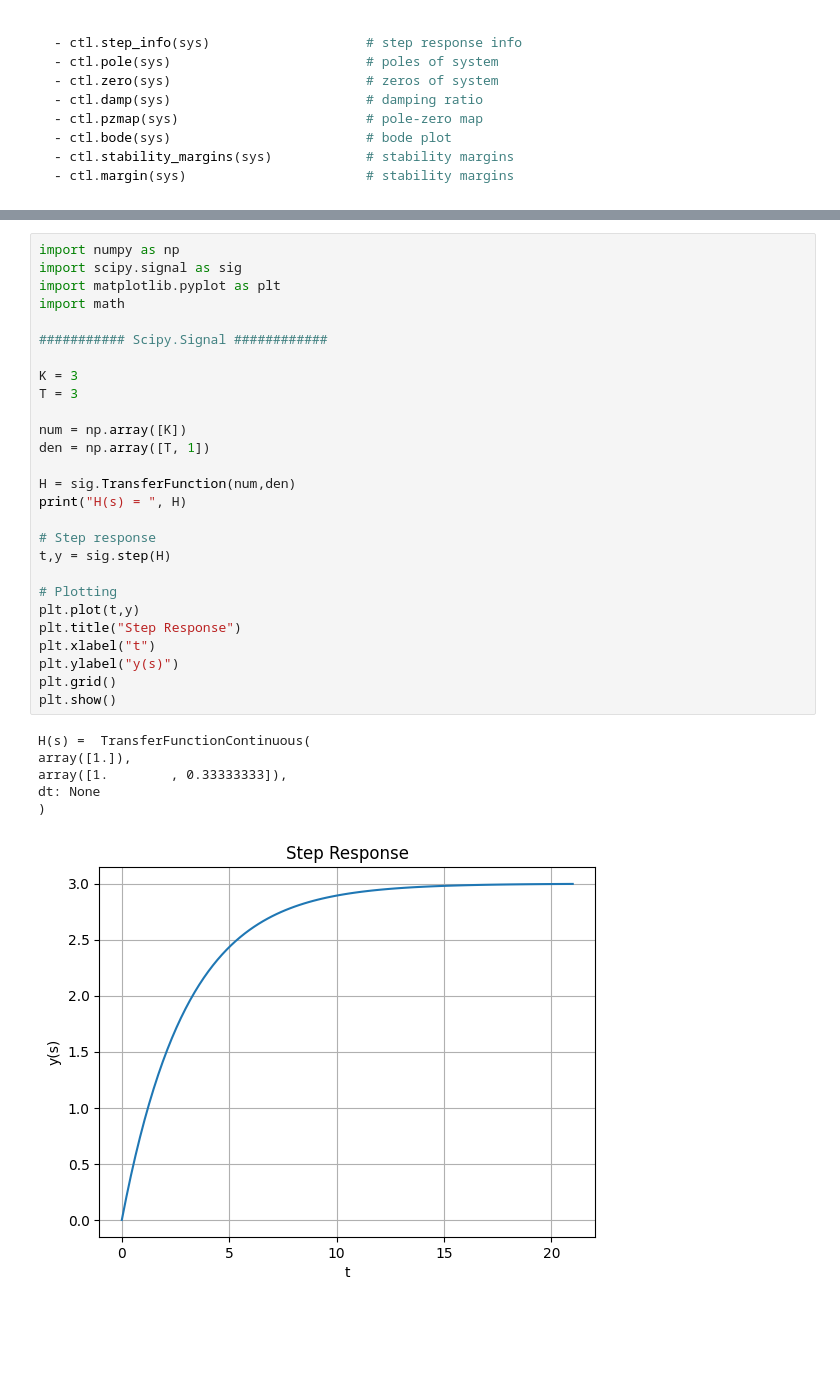
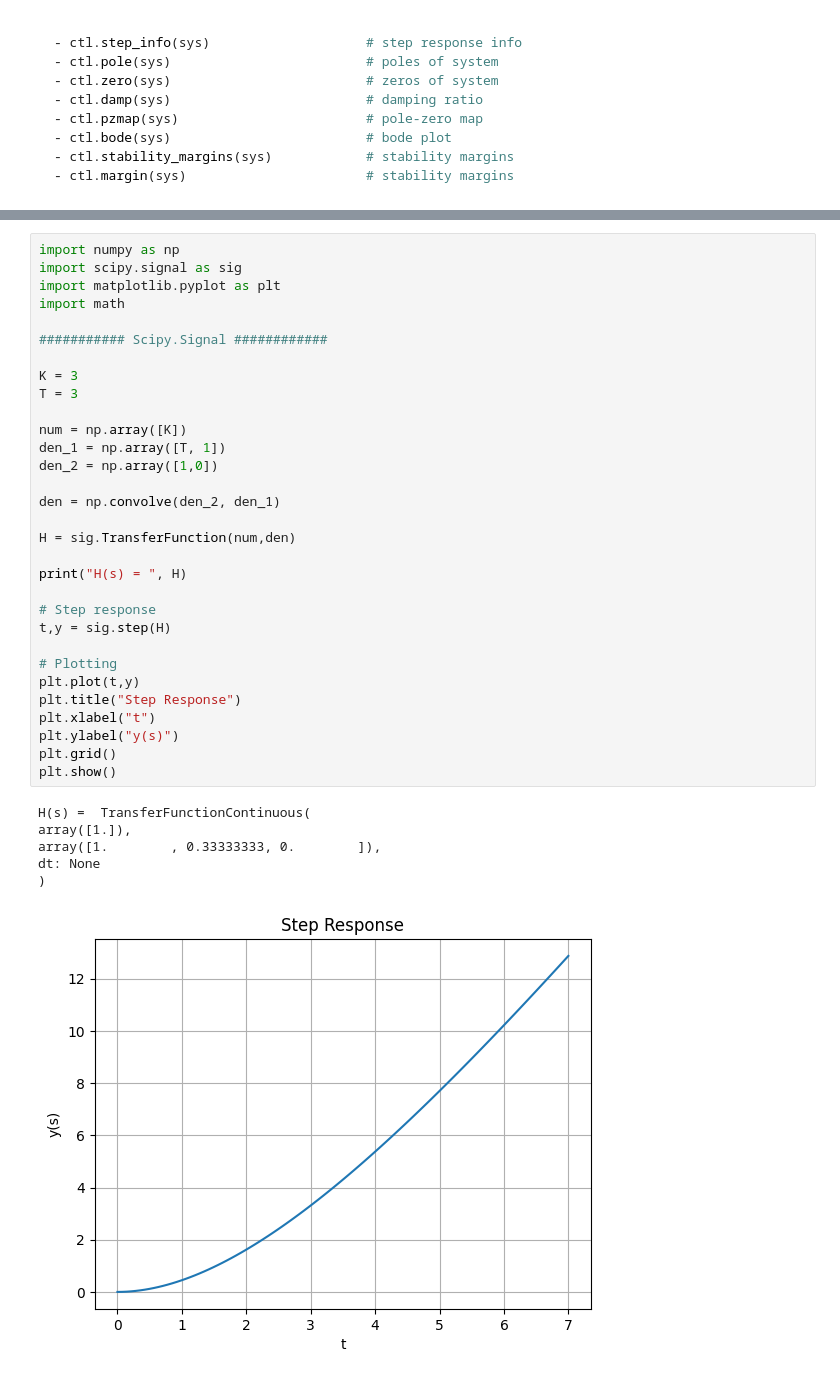
Before and after one commit to bharadwaj-chukkala/controls_python, a Jupyter notebook: Transfer_functions.ipynb, the cells around one changed output, grey strips where cells are left out. Saved outputs shown, nothing was run; the diff lists cells and outputs as text; blank space fills up the shorter version.

```diff
--- a/Transfer_functions.ipynb
+++ b/Transfer_functions.ipynb
@@ -107,33 +123,37 @@ H(s) =
 import numpy as np
 import scipy.signal as sig
 import matplotlib.pyplot as plt
 import math
 
 ########### Scipy.Signal ############
 
 K = 3
 T = 3
 
 num = np.array([K])
-den = np.array([T, 1])
+den_1 = np.array([T, 1])
+den_2 = np.array([1,0])
+
+den = np.convolve(den_2, den_1)
 
 H = sig.TransferFunction(num,den)
+
 print("H(s) = ", H)
 
 # Step response
 t,y = sig.step(H)
 
 # Plotting
 plt.plot(t,y)
 plt.title("Step Response")
 plt.xlabel("t")
 plt.ylabel("y(s)")
 plt.grid()
 plt.show()
 # %% [output]
 H(s) =  TransferFunctionContinuous(
 array([1.]),
-array([1.        , 0.33333333]),
+array([1.        , 0.33333333, 0.        ]),
 dt: None
 )
-[figure, old version]
+[figure, new version]
```
Also changed, not shown: parts of 13 cells of this notebook.
